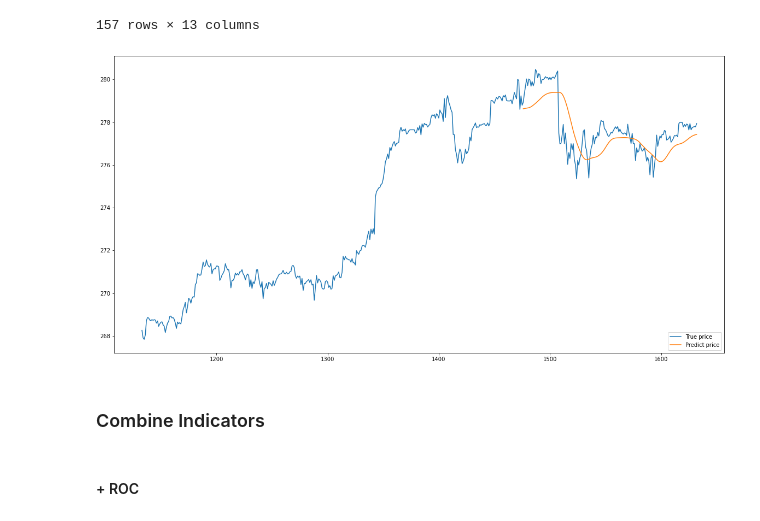
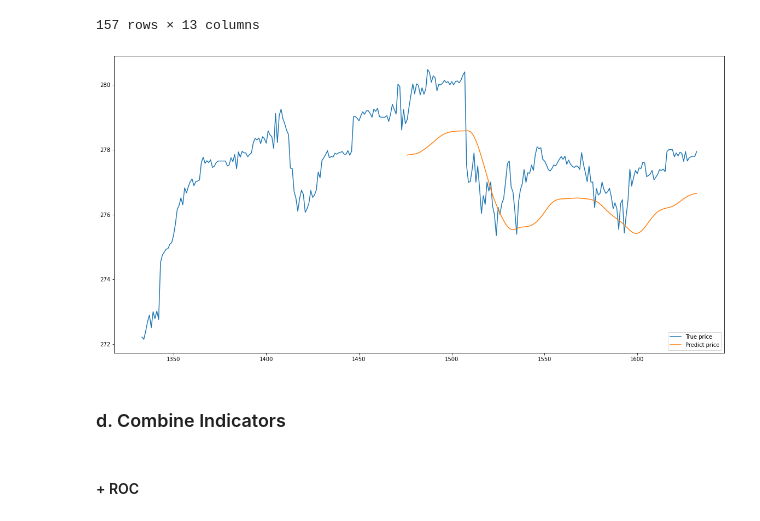
Before and after one commit to nganhthu99/stock-predict-project, a Jupyter notebook: FinalProject/StockTrainModel.ipynb, the cells around one changed output. Saved outputs shown, nothing was run; the diff lists cells and outputs as text; code cells hidden in the pictures.

```diff
--- a/FinalProject/StockTrainModel.ipynb
+++ b/FinalProject/StockTrainModel.ipynb
@@ -602,14 +573,14 @@ See the caveats in the documentation: https://pandas.pydata.org/pandas-docs/stab
 157 rows × 13 columns
 # %%
 plt.figure(figsize = (20, 10))
-plt.plot(original_df['close'][-500:])
+plt.plot(original_df['close'][-300:])
 plt.plot(prediction_df['predictions'])
 plt.legend(['True price', 'Predict price'], loc = 'lower right')
 plt.show()
 # %% [output]
-[figure, old version]
+[figure, new version]
 # %% [markdown]
-### Combine Indicators
+### d. Combine Indicators
 # %% [markdown]
 #### + ROC
 # %%
```
Also changed, not shown: parts of 91 cells of this notebook.
